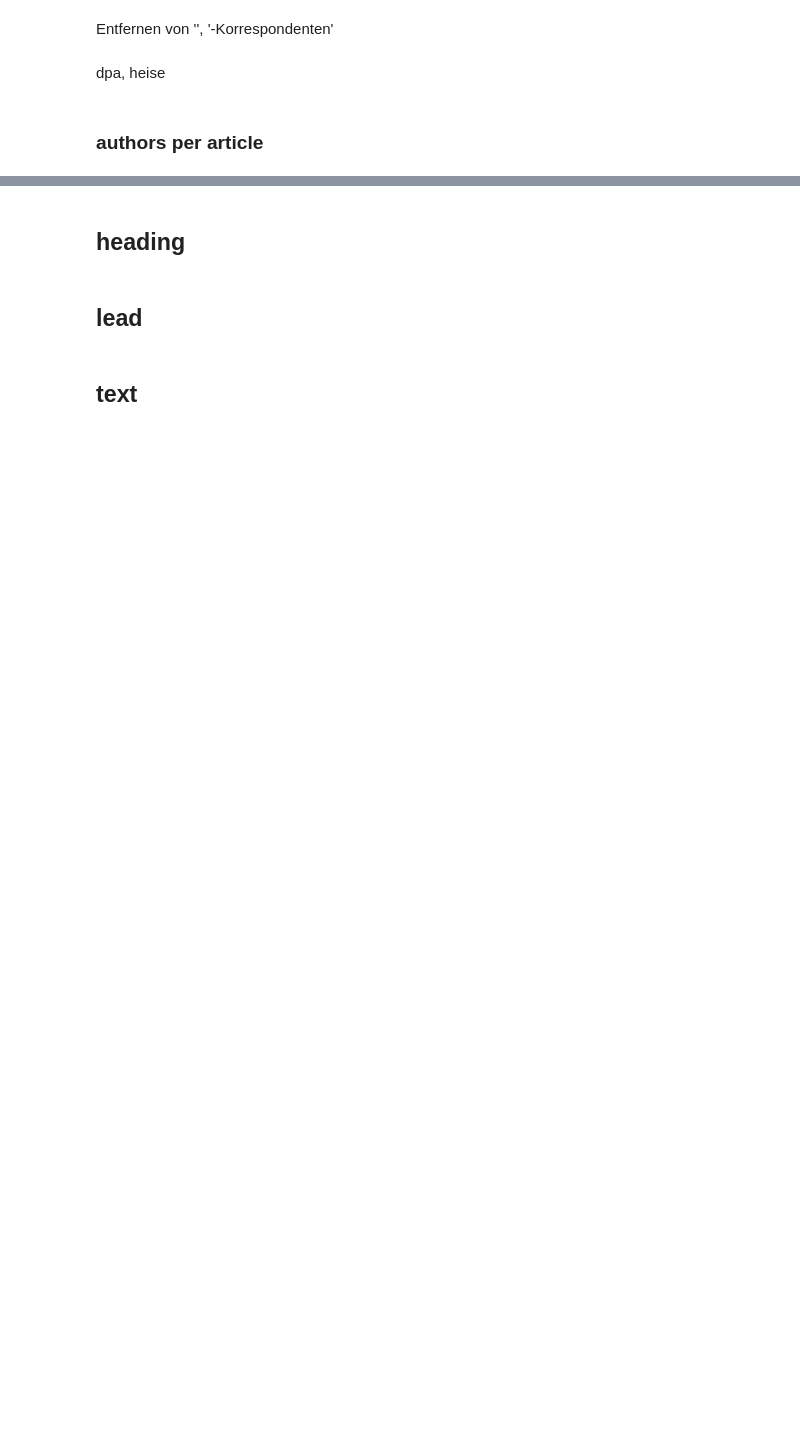
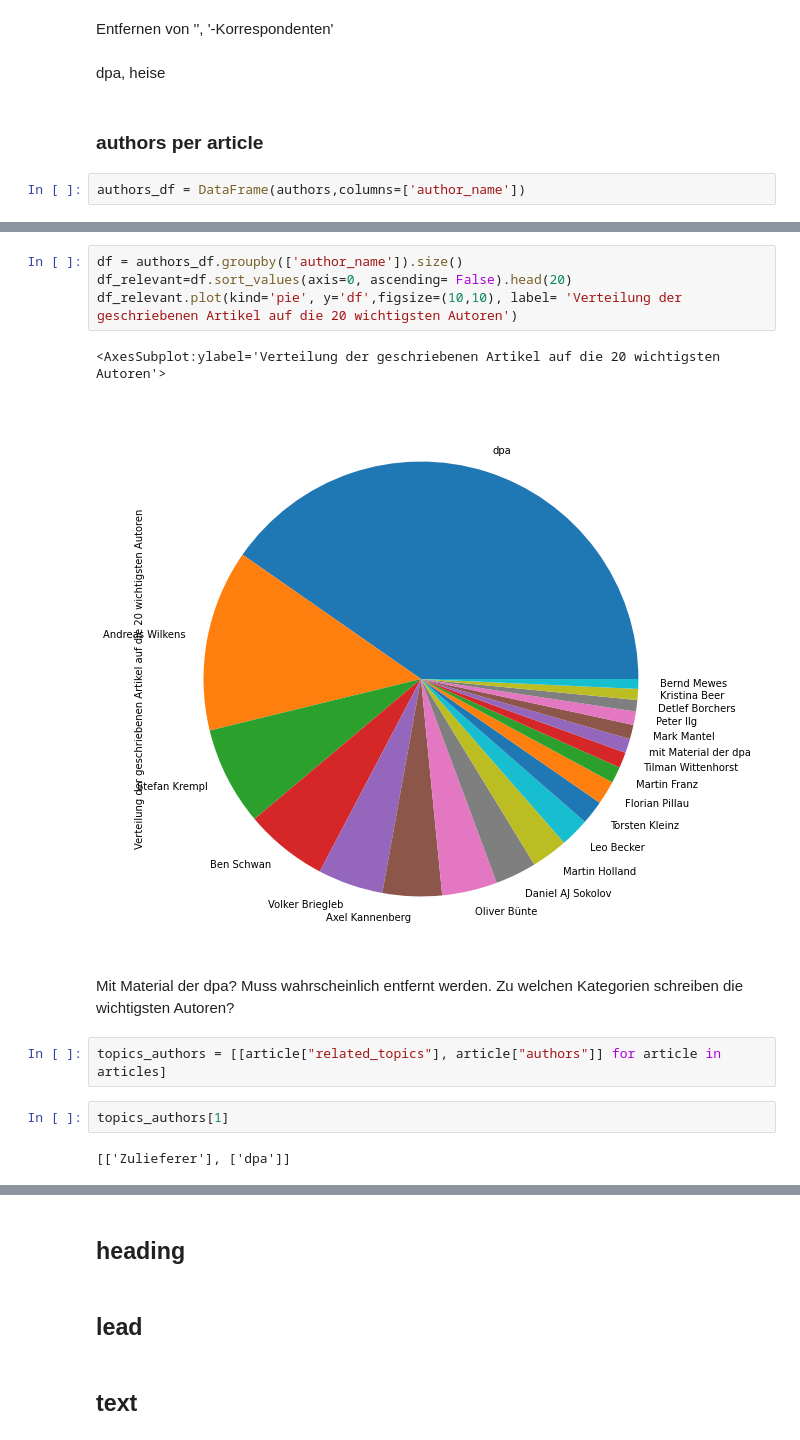
Before and after one commit to Chr1st1anG/NLP, a Jupyter notebook: Exploartion.ipynb, the cells around one changed output, grey strips where cells are left out. Drawn from its saved outputs; the diff is of its cells as text; blank space fills up the shorter version.

```diff
--- a/Exploartion.ipynb
+++ b/Exploartion.ipynb
@@ -298,3 +424,5 @@ Entfernen von '', '-Korrespondenten'
 dpa, heise
 # %% [markdown]
 ### authors per article
+# %%
+authors_df = DataFrame(authors,columns=['author_name'])
@@ -300,0 +448,16 @@ dpa, heise
+# %%
+df = authors_df.groupby(['author_name']).size()
+df_relevant=df.sort_values(axis=0, ascending= False).head(20)
+df_relevant.plot(kind='pie', y='df',figsize=(10,10), label= 'Verteilung der geschriebenen Artikel auf die 20 wichtigsten Autoren')
+# %% [output]
+<AxesSubplot:ylabel='Verteilung der geschriebenen Artikel auf die 20 wichtigsten Autoren'>
+[figure, added]
+# %% [markdown]
+Mit Material der dpa? Muss wahrscheinlich entfernt werden.
+Zu welchen Kategorien schreiben die wichtigsten Autoren?
+# %%
+topics_authors = [[article["related_topics"], article["authors"]] for article in articles]
+# %%
+topics_authors[1]
+# %% [output]
+[['Zulieferer'], ['dpa']]
```
Also changed, not shown: parts of 16 cells of this notebook.
